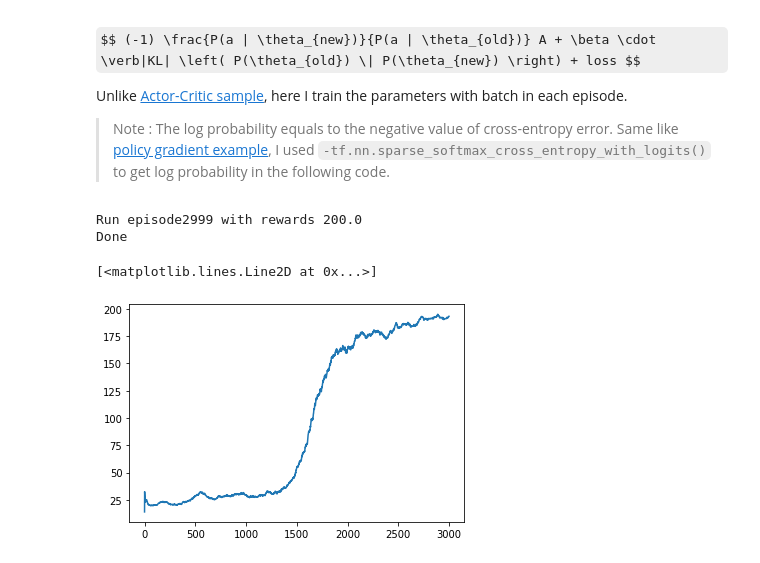
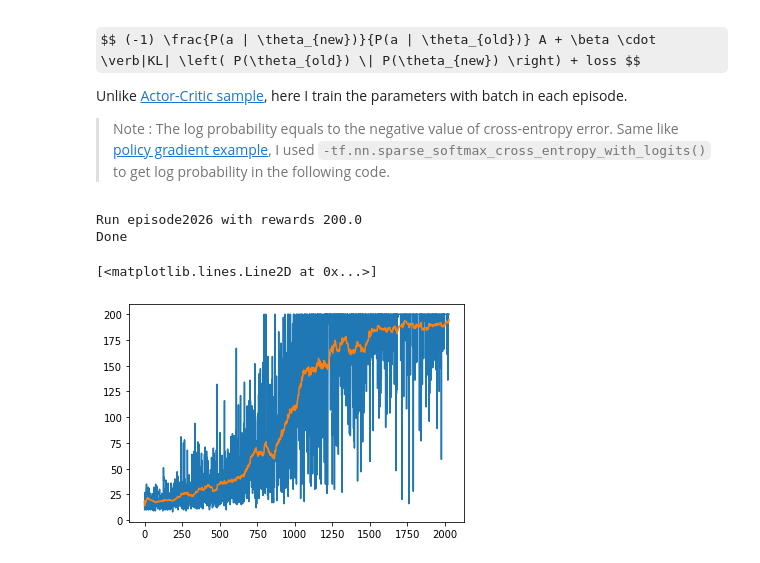
Before and after one commit to tsmatz/reinforcement-learning-tutorials, a Jupyter notebook: 04-ppo.ipynb, the cells around one changed output. Cells and saved outputs as stored; diff of their text form; code cells hidden in the pictures; some formulas as TeX source.

```diff
--- a/04-ppo.ipynb
+++ b/04-ppo.ipynb
@@ -55,7 +55,7 @@ As you saw in [Actor-Critic](https://github.com/tsmatz/reinforcement-learning-tu
 s_input = tf.keras.layers.Input(shape=(4, ))
 
 a_hidden = tf.keras.layers.Dense(16,activation="relu")(s_input)
-a_output = tf.keras.layers.Dense(2,activation="relu")(a_hidden)
+a_output = tf.keras.layers.Dense(2,activation=None)(a_hidden)
 
 v_hidden = tf.keras.layers.Dense(16,activation="relu")(s_input)
 v_output = tf.keras.layers.Dense(1,activation=None)(v_hidden)
@@ -102,7 +102,7 @@ def pick_sample_and_logp(s):
 env = gym.make("CartPole-v0")
 reward_records = []
 opt = tf.keras.optimizers.Adam(learning_rate=0.0005)
-for i in range(3000):
+for i in range(5000):
     # Run episode till done
     done = False
     states_arr = []
@@ -172,24 +172,30 @@ for i in range(3000):
             policy_pi.trainable_variables)
         opt.apply_gradients(zip(grad, policy_pi.trainable_variables))
 
+    # stop if reward mean > 195.0
+    reward_records_np = np.array(reward_records)
+    if np.average(reward_records_np[-50:]) > 195.0:
+        break
+
 print("\nDone")
 env.close()
 # %% [output]
-Run episode2999 with rewards 200.0
+Run episode2026 with rewards 200.0
 Done
 # %%
 import matplotlib.pyplot as plt
-# Generate recent 100 interval average
+# Generate recent 50 interval average
 reward_records_np = np.array(reward_records)
 average_reward = []
 for idx in range(len(reward_records)):
     avg_list = np.empty(shape=(1,), dtype=int)
-    if idx < 100:
+    if idx < 50:
         avg_list = reward_records_np[:idx+1]
     else:
-        avg_list = reward_records_np[idx-99:idx+1]
+        avg_list = reward_records_np[idx-49:idx+1]
     average_reward.append(np.average(avg_list))
+plt.plot(reward_records)
 plt.plot(average_reward)
 # %% [output]
 [<matplotlib.lines.Line2D at 0x...>]
-[figure, old version]
+[figure, new version]
```
Also changed, not shown: parts of 1 cell of this notebook, 5 other files.
